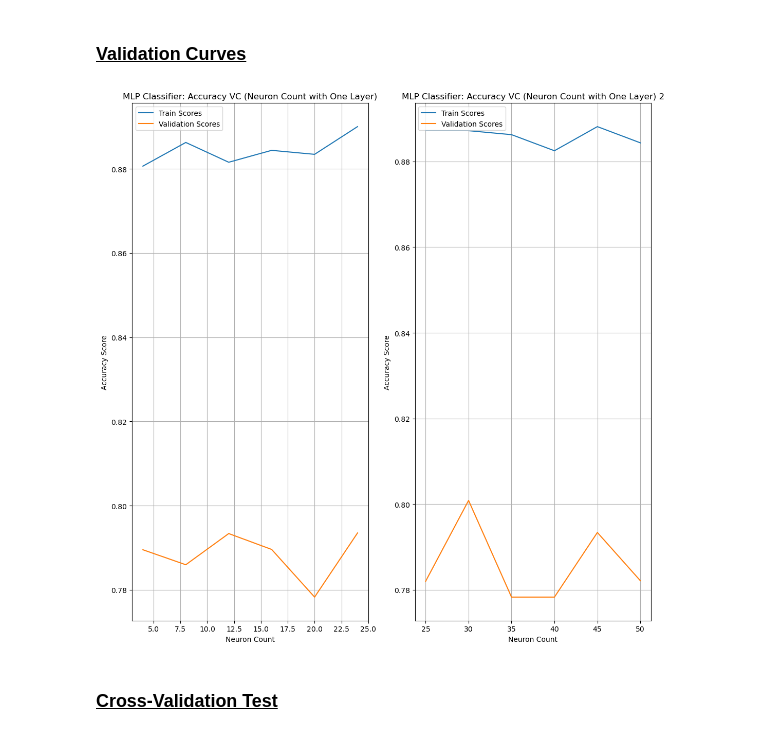
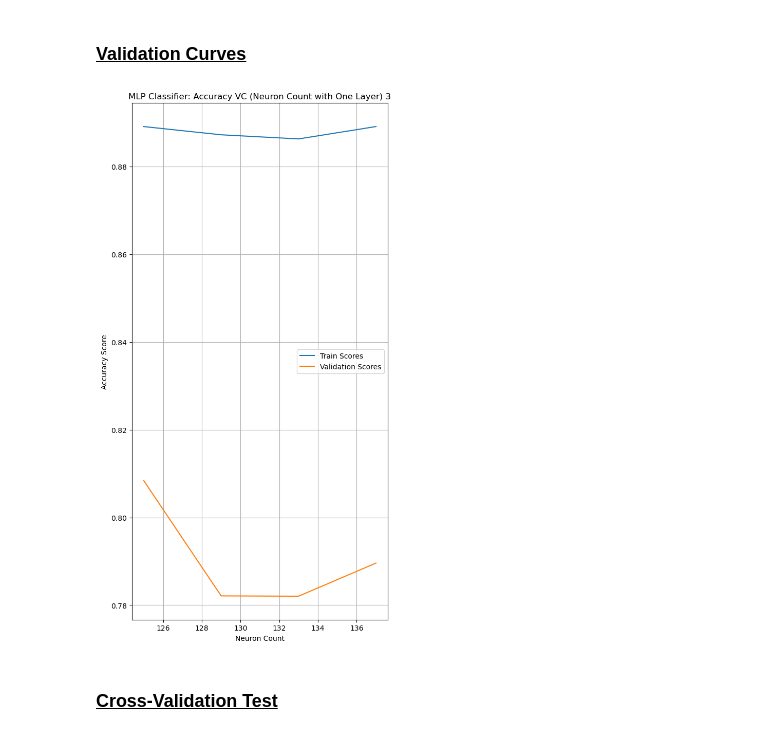
Before and after one commit to J-M-Bell/Penguin-Classifier, a Jupyter notebook: MLPPenguinClassifier.ipynb, the cells around one changed output. Drawn from its saved outputs; the diff is of its cells as text; code cells hidden in the pictures.

Commit message:
MLPPenguinClassifier - did 3rd VC test on neuron

```diff
--- a/MLPPenguinClassifier.ipynb
+++ b/MLPPenguinClassifier.ipynb
@@ -103,8 +103,8 @@ pipeline = Pipeline(
     ]
 )
 
-hidden_layers = [(25,), (30,), (35,), (40,), (45,), (50,)]
-neurons = list(range(25, 51, 5))
+hidden_layers = [(125,), (130,), (135,), (140,)]
+neurons = list(range(125, 141, 4))
 train_scores, validation_scores = validation_curve(pipeline, X_train_processed, y_train, cv=5, scoring='accuracy',
                                                    param_name="clf__hidden_layer_sizes",
                                                    param_range=hidden_layers,
@@ -112,33 +112,33 @@ train_scores, validation_scores = validation_curve(pipeline, X_train_processed,
 train_scores_mean = np.mean(train_scores, axis=1)
 validation_scores_mean = np.mean(validation_scores, axis=1)
 
-vc_dict[f"MLP Classifier: Accuracy VC (Neuron Count with One Layer) 2"] = [["Neuron Count", "Accuracy Score"],
+vc_dict[f"MLP Classifier: Accuracy VC (Neuron Count with One Layer) 3"] = [["Neuron Count", "Accuracy Score"],
                                                                           neurons,
                                                                           [train_scores_mean, validation_scores_mean],
                                                                           ["Train Scores", "Validation Scores"]]
 # %%
 # Create an even number of subplots (e.g., 3 rows, 2 columns for 5 plots)
 fig, axs = plt.subplots(1, 2, figsize=(11,11))
 
 # Flatten the axes array for easier iteration
 axs = axs.flatten()
 count = 0
 for key, value in vc_dict.items():
     axs[count].plot(value[1], value[2][0], label=value[3][0])
     axs[count].plot(value[1], value[2][1], label=value[3][1])
     axs[count].set_xlabel(value[0][0])
     axs[count].set_ylabel(value[0][1])
     axs[count].set_title(key)
     axs[count].grid()
     axs[count].minorticks_off()
     axs[count].legend()
     count += 1
 
-# fig.delaxes(axs[count])
+fig.delaxes(axs[count])
 plt.tight_layout()
 plt.show()
 # %% [output]
-[figure, old version]
+[figure, new version]
 # %% [markdown]
 <h3><strong><u>Cross-Validation Test</u></strong></h3>
 # %%
```
